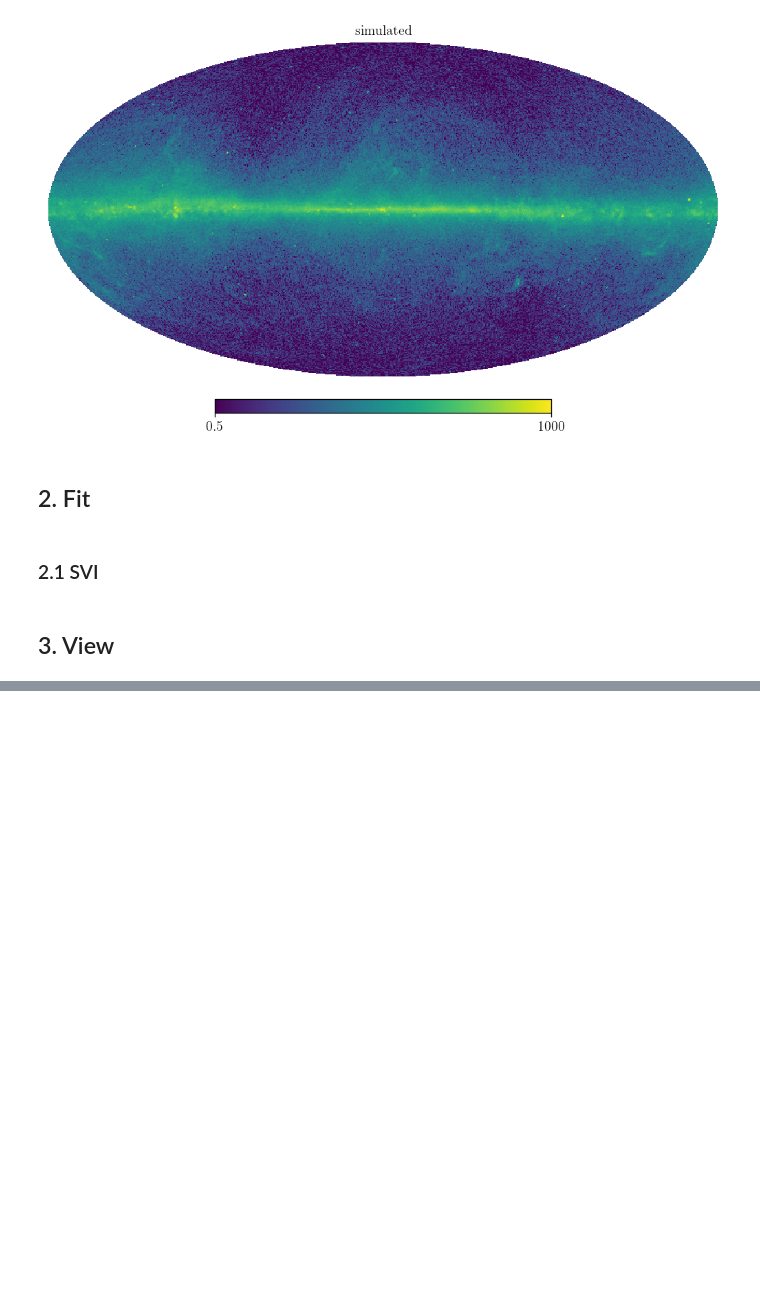
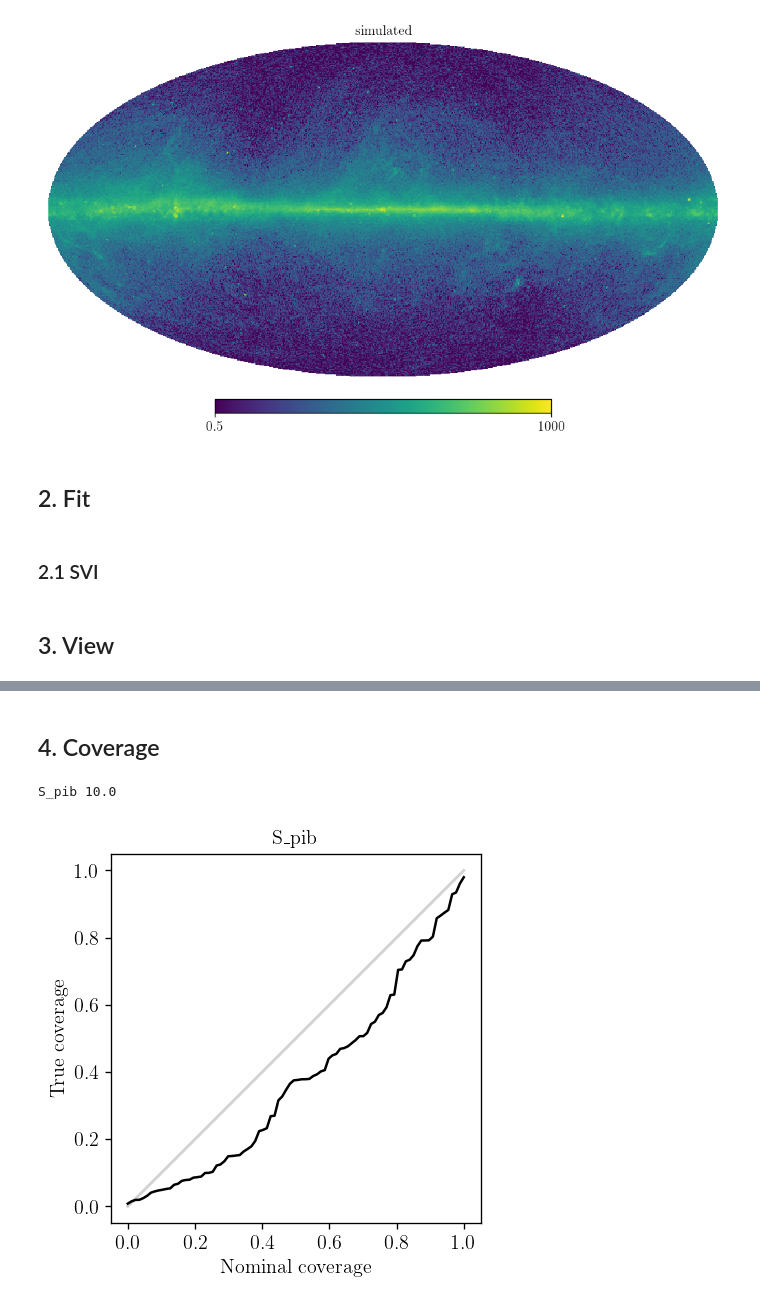
Before and after one commit to smsharma/fermi-prob-prog, a Jupyter notebook: notebooks/12_poissonian_simulations.ipynb, the cells around one changed output, grey strips where cells are left out. Saved outputs shown, nothing was run; the diff lists cells and outputs as text; code cells hidden in the pictures; blank space fills up the shorter version.

Commit message:
poisson sim coverage test

```diff
--- a/notebooks/12_poissonian_simulations.ipynb
+++ b/notebooks/12_poissonian_simulations.ipynb
@@ -178,0 +179,29 @@ multi_corner(
+# %% [markdown]
+## 4. Coverage
+# %%
+k = 'S_pib'
+run_dir = "../outputs/poisson_sim/run_230718"
+# %%
+truth_dict = json.load(open(f"{run_dir}/truth.json", 'r'))
+true_val = truth_dict[k]
+print(k, true_val)
+# %% [output]
+S_pib 10.0
+# %%
+sample_fns = [fn for fn in os.listdir(run_dir) if fn.startswith('sample')]
+qts = []
+for fn in tqdm(sample_fns):
+    sk = k if k != 'S_pib' else 'S_dif'
+    s = pickle.load(open(f"{run_dir}/{fn}", 'rb'))
+    qt = np.sum(s[sk] < true_val) / len(s[sk])
+    qts.append(qt.item())
+qts.sort()
+# %%
+fig, ax = plt.subplots()
+
+ax.plot([[0,0], [1,1]], color='lightgray')
+ax.plot(np.linspace(0, 1, len(qts)), qts, color='k')
+ax.set(aspect=1)
+ax.set(xlabel='Nominal coverage', ylabel='True coverage', title=k);
+# %% [output]
+[figure, added]
```
Also changed, not shown: parts of 2 cells of this notebook, 4 other files.
